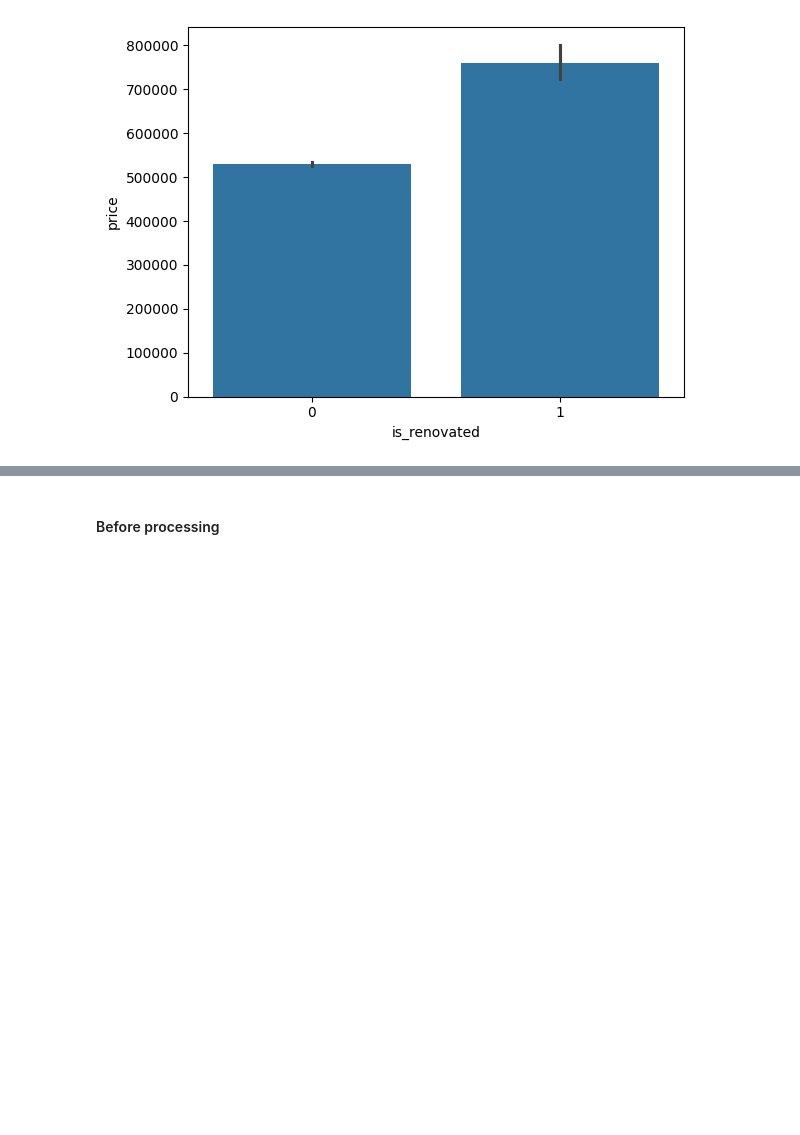
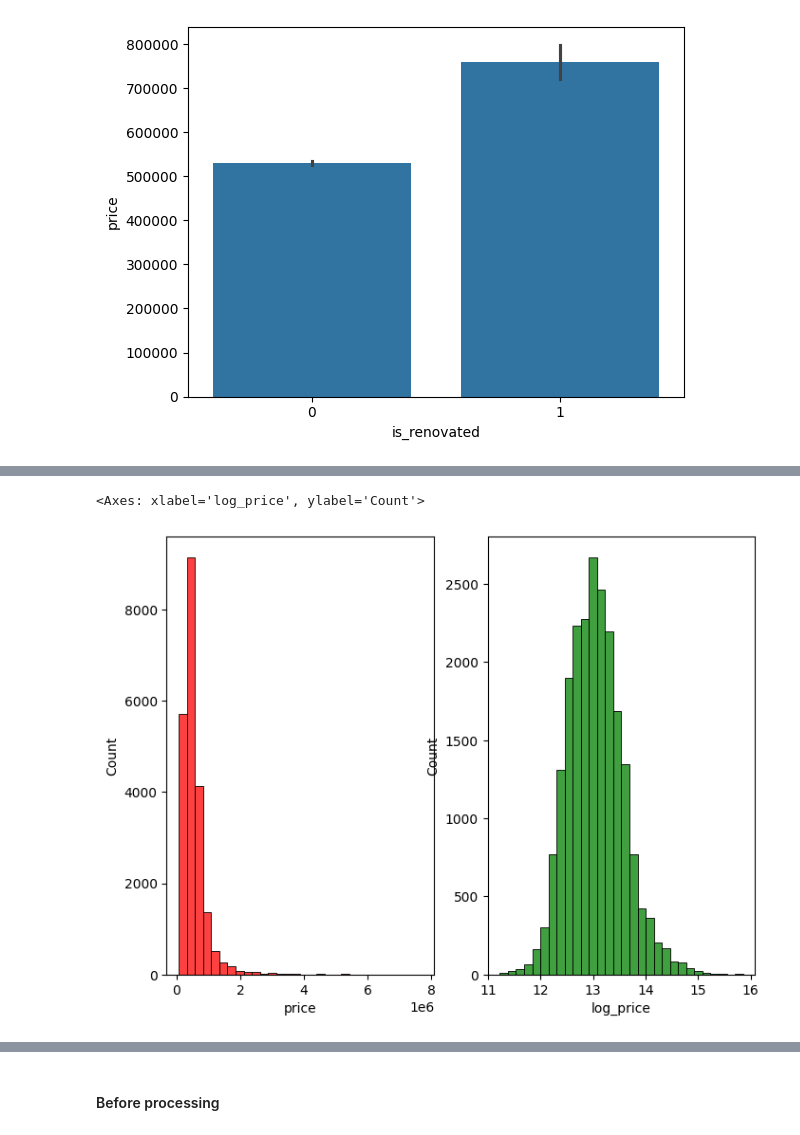
Before and after one commit to trandinhthang203/Machine-Learning-Projects, a Jupyter notebook: ML/house.ipynb, the cells around one changed output, grey strips where cells are left out. Cells and saved outputs as stored; diff of their text form; code cells hidden in the pictures; blank space fills up the shorter version.

```diff
--- a/ML/house.ipynb
+++ b/ML/house.ipynb
@@ -331,0 +329,10 @@ df
+# %%
+df["log_price"] = np.log1p(df["price"])
+
+fig, axes = plt.subplots(1, 2, figsize = (8, 6))
+
+sns.histplot(df, x="price", ax=axes[0], bins=30, color='red')
+sns.histplot(df, x="log_price", ax=axes[1], bins=30, color='green')
+# %% [output]
+<Axes: xlabel='log_price', ylabel='Count'>
+[figure, added]
```
Also changed, not shown: parts of 20 cells of this notebook.
